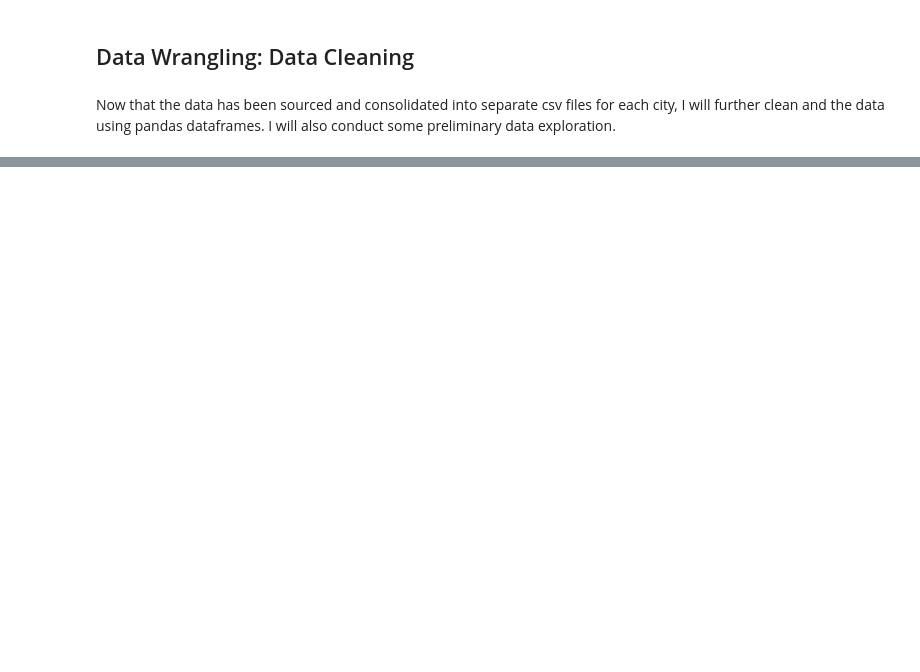
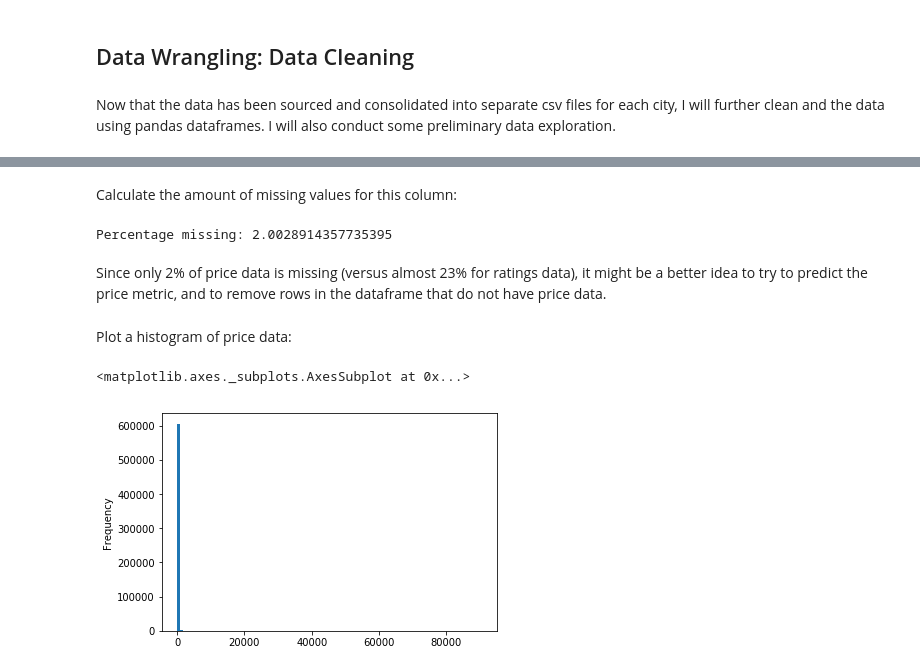
Before and after one commit to clairemiles/prescient-price, a Jupyter notebook: data_wrangling/data_cleaning.ipynb, the cells around one changed output, grey strips where cells are left out. Saved outputs shown, nothing was run; the diff lists cells and outputs as text; code cells hidden in the pictures; blank space fills up the shorter version.

```diff
--- a/data_wrangling/data_cleaning.ipynb
+++ b/data_wrangling/data_cleaning.ipynb
@@ -100,0 +110,2 @@ Because of the sheer size of the data, I will start out by going through a check
+# %%
+listings['price_USD'] = pd.to_numeric(listings['price_USD'], errors='coerce')
@@ -100,0 +126,20 @@ Because of the sheer size of the data, I will start out by going through a check
+# %% [markdown]
+Calculate the amount of missing values for this column:
+# %%
+num_missing = listings.price_USD.isna().sum()
+len_col = len(listings.price_USD)
+# calculate percentage of missing data
+percent_missing = (num_missing/len_col)*100
+
+print('Percentage missing:', percent_missing)
+# %% [output]
+Percentage missing: 2.0028914357735395
+# %% [markdown]
+Since only 2% of price data is missing (versus almost 23% for ratings data), it might be a better idea to try to predict the price metric, and to remove rows in the dataframe that do not have price data.
+# %% [markdown]
+Plot a histogram of price data:
+# %%
+listings.price_USD.plot('hist', bins=100)
+# %% [output]
+<matplotlib.axes._subplots.AxesSubplot at 0x...>
+[figure, added]
```
Also changed, not shown: parts of 51 cells of this notebook, 2 other files.
